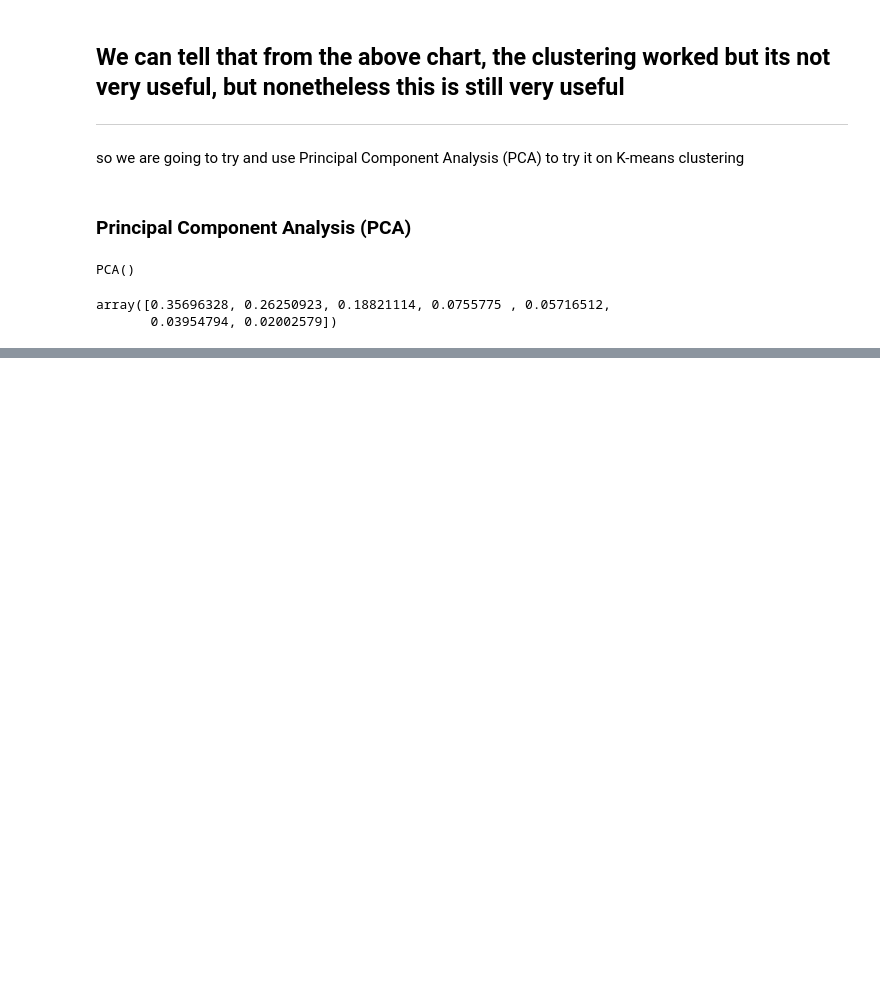
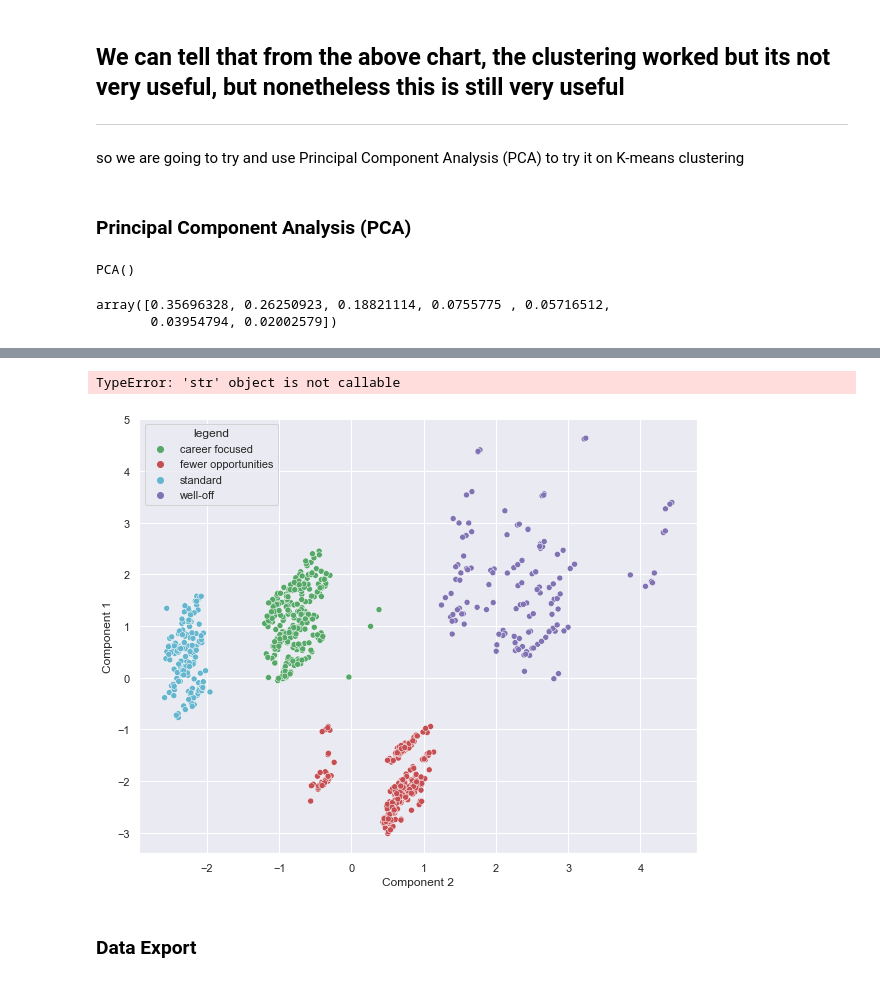
Before and after one commit to Sethchong/Customer_Analytics_DS, a Jupyter notebook: Customer Analytics Segmentation 4.2.ipynb, the cells around one changed output, grey strips where cells are left out. Drawn from its saved outputs; the diff is of its cells as text; code cells hidden in the pictures; blank space fills up the shorter version.

```diff
--- a/Customer Analytics Segmentation 4.2.ipynb
+++ b/Customer Analytics Segmentation 4.2.ipynb
@@ -255,0 +373,5 @@ array([0.35696328, 0.26250923, 0.18821114, 0.0755775 , 0.05716512,
+# %%
+df_segm_pca_kmeans = pd.concat([df_segmentation.reset_index(drop=True), pd.DataFrame(scores_pca)], axis = 1)
+df_segm_pca_kmeans.columns.values[-3:] = ['Component 1', 'Component 2', 'Component 3']
+# appending the the k means pca into the dataframe as well
+df_segm_pca_kmeans['Segment K-means PCA'] = kmeans_pca.labels_
@@ -255,0 +436,14 @@ array([0.35696328, 0.26250923, 0.18821114, 0.0755775 , 0.05716512,
+# %%
+df_segm_pca_kmeans['legend'] = df_segm_pca_kmeans['Segment K-means PCA'].map({0:'standard', 1:'career focused', 2:'fewer opportunities', 3:'well-off'})
+# %%
+x_axis= df_segm_pca_kmeans['Component 2']
+y_axis=df_segm_pca_kmeans['Component 1']
+plt.figure(figsize = (10,8))
+sns.scatterplot(x_axis,y_axis, hue = df_segm_pca_kmeans['legend'], palette=['g','r','c','m'])
+plt.title('Clusters by PCA Components')
+plt.show()
+# %% [output]
+TypeError: 'str' object is not callable
+[figure, added]
+# %% [markdown]
+### Data Export
```
Also changed, not shown: parts of 28 cells of this notebook, 3 other files.
